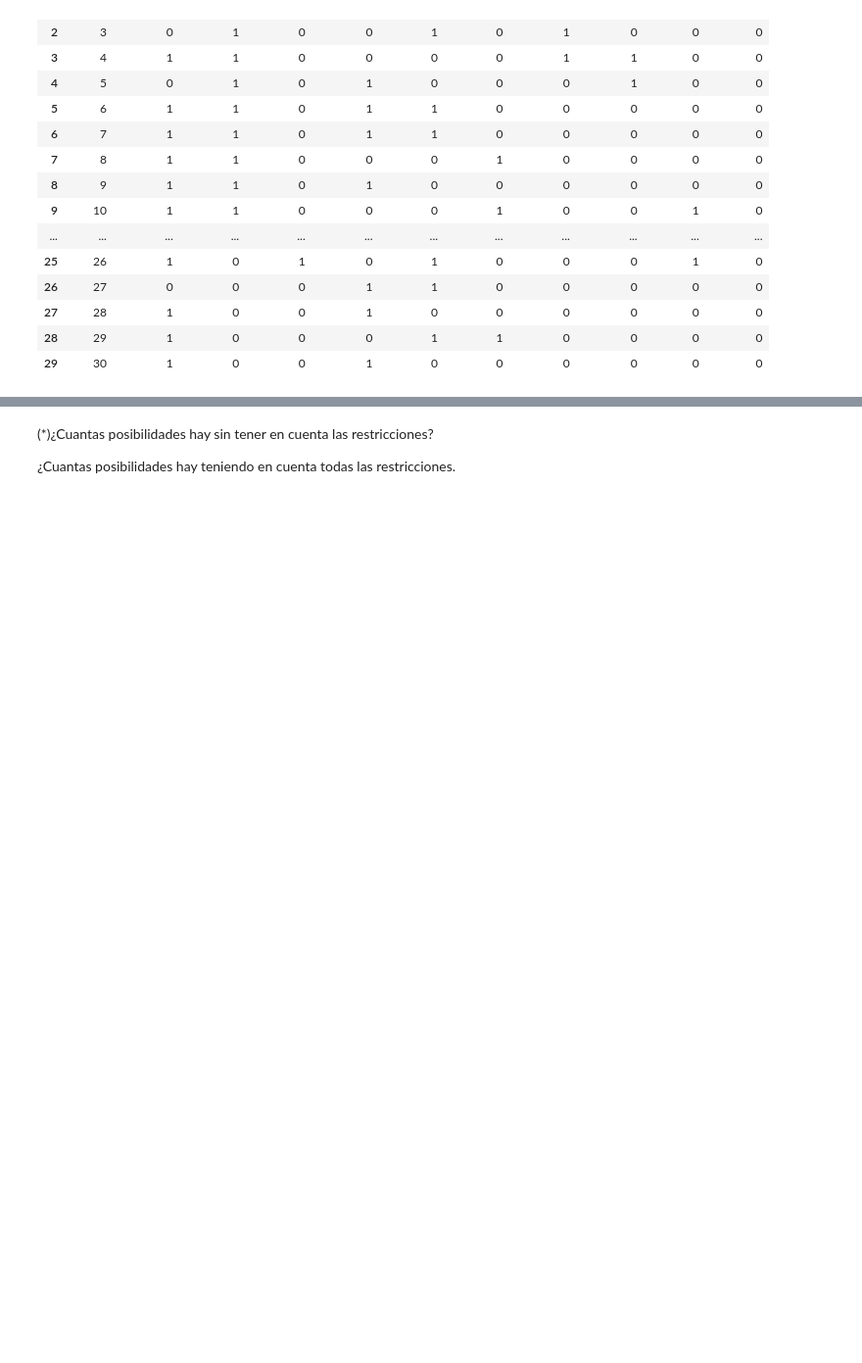
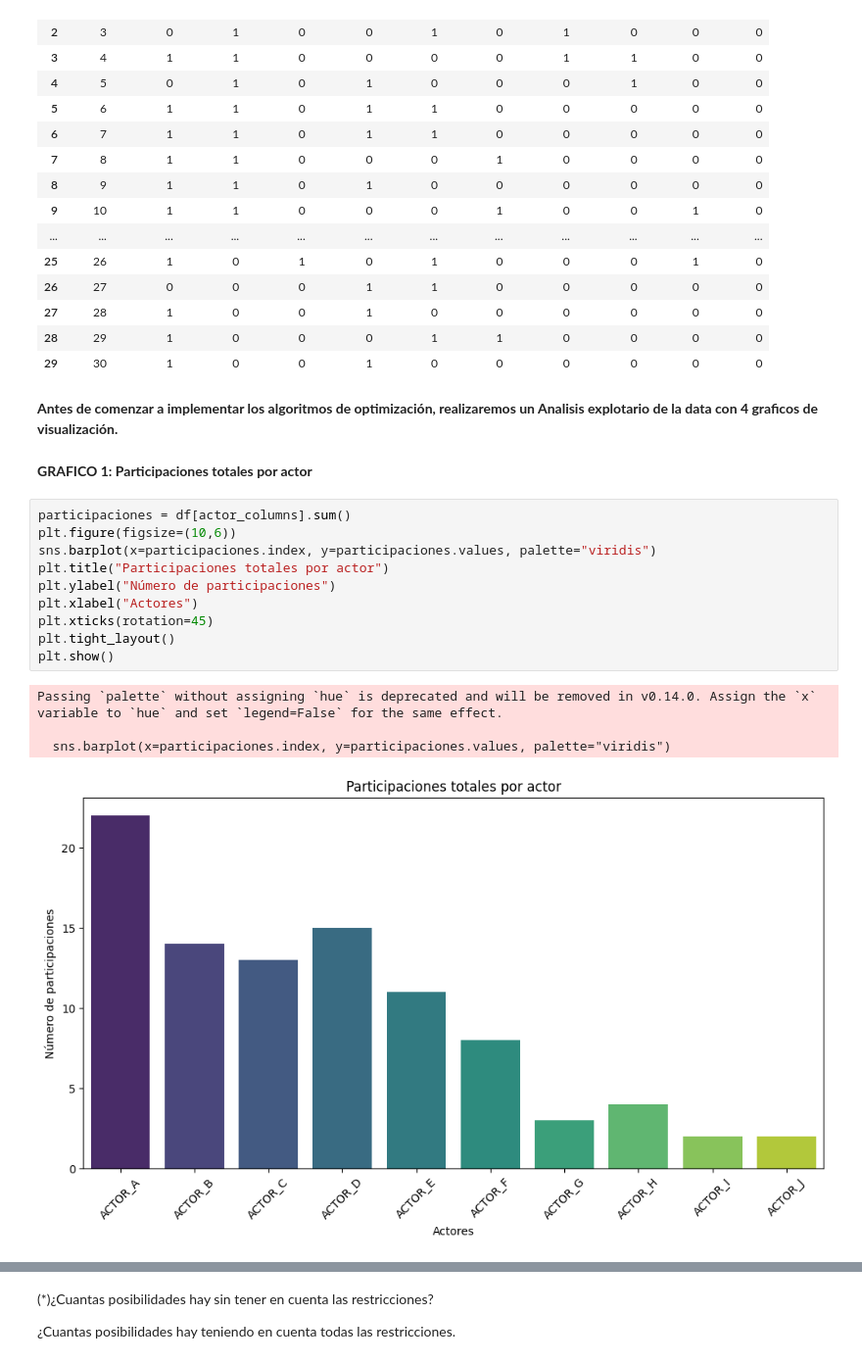
Before and after one commit to darkfrozen158/03MIAR_04_A_2025-2026, a Jupyter notebook: SEMINARIO/Proyecto_AlgoritmosOptimización_CRISTIAN_LEONARDO_CHAVEZ_TRELLES.ipynb, the cells around one changed output, grey strips where cells are left out. Shown at 98% size. Drawn from its saved outputs; the diff is of its cells as text; blank space fills up the shorter version.

```diff
--- a/SEMINARIO/Proyecto_AlgoritmosOptimización_CRISTIAN_LEONARDO_CHAVEZ_TRELLES.ipynb
+++ b/SEMINARIO/Proyecto_AlgoritmosOptimización_CRISTIAN_LEONARDO_CHAVEZ_TRELLES.ipynb
@@ -98,3 +103,22 @@ df
 | 27 | 28 | 1 | 0 | 0 | 1 | 0 | 0 | 0 | 0 | 0 | 0 |
 | 28 | 29 | 1 | 0 | 0 | 0 | 1 | 1 | 0 | 0 | 0 | 0 |
 | 29 | 30 | 1 | 0 | 0 | 1 | 0 | 0 | 0 | 0 | 0 | 0 |
+# %% [markdown]
+**Antes de comenzar a implementar los algoritmos de optimización, realizaremos un Analisis explotario de la data con 4 graficos de visualización.**
+# %% [markdown]
+**GRAFICO 1: Participaciones totales por actor**
+# %%
+participaciones = df[actor_columns].sum()
+plt.figure(figsize=(10,6))
+sns.barplot(x=participaciones.index, y=participaciones.values, palette="viridis")
+plt.title("Participaciones totales por actor")
+plt.ylabel("Número de participaciones")
+plt.xlabel("Actores")
+plt.xticks(rotation=45)
+plt.tight_layout()
+plt.show()
+# %% [output]
+Passing `palette` without assigning `hue` is deprecated and will be removed in v0.14.0. Assign the `x` variable to `hue` and set `legend=False` for the same effect.
+
+  sns.barplot(x=participaciones.index, y=participaciones.values, palette="viridis")
+[figure, added]
```
Also changed, not shown: parts of 15 cells of this notebook.
